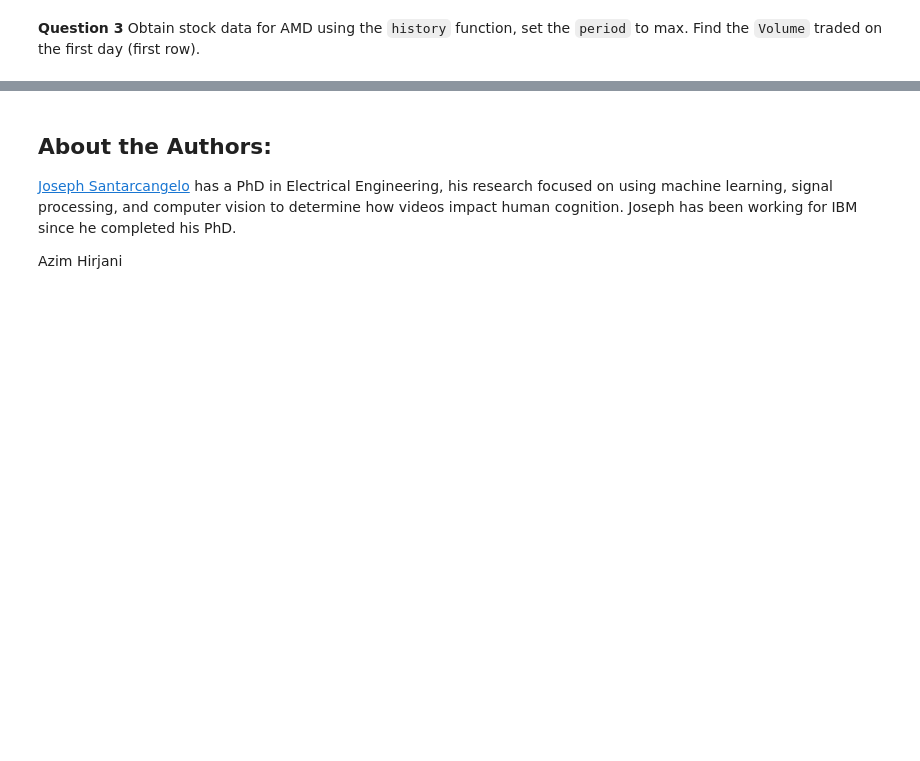
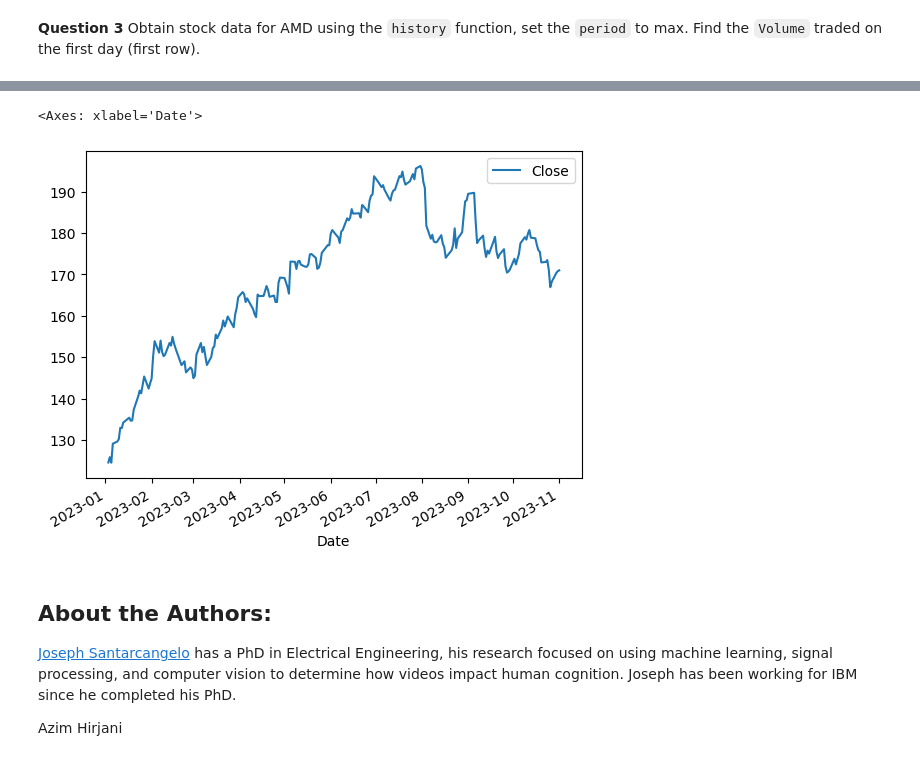
Before and after one commit to Rajshah296/IBM_Data_Science, a Jupyter notebook: Python Project For Data Science/Final_Assignment Library.ipynb, the cells around one changed output, grey strips where cells are left out. Drawn from its saved outputs; the diff is of its cells as text; code cells hidden in the pictures; blank space fills up the shorter version.

```diff
--- a/Python Project For Data Science/Final_Assignment Library.ipynb
+++ b/Python Project For Data Science/Final_Assignment Library.ipynb
@@ -108,3 +225,10 @@ amd_info
+# %%
+apple_history_price_data_2023 = apple.history(period="ytd")
+apple_history_price_data_2023.reset_index(inplace=True)
+apple_history_price_data_2023.plot(x="Date",y="Close")
+# %% [output]
+<Axes: xlabel='Date'>
+[figure, added]
 # %% [markdown]
 <h2>About the Authors:</h2>
 
```
Also changed, not shown: parts of 18 cells of this notebook, 10 other files.
